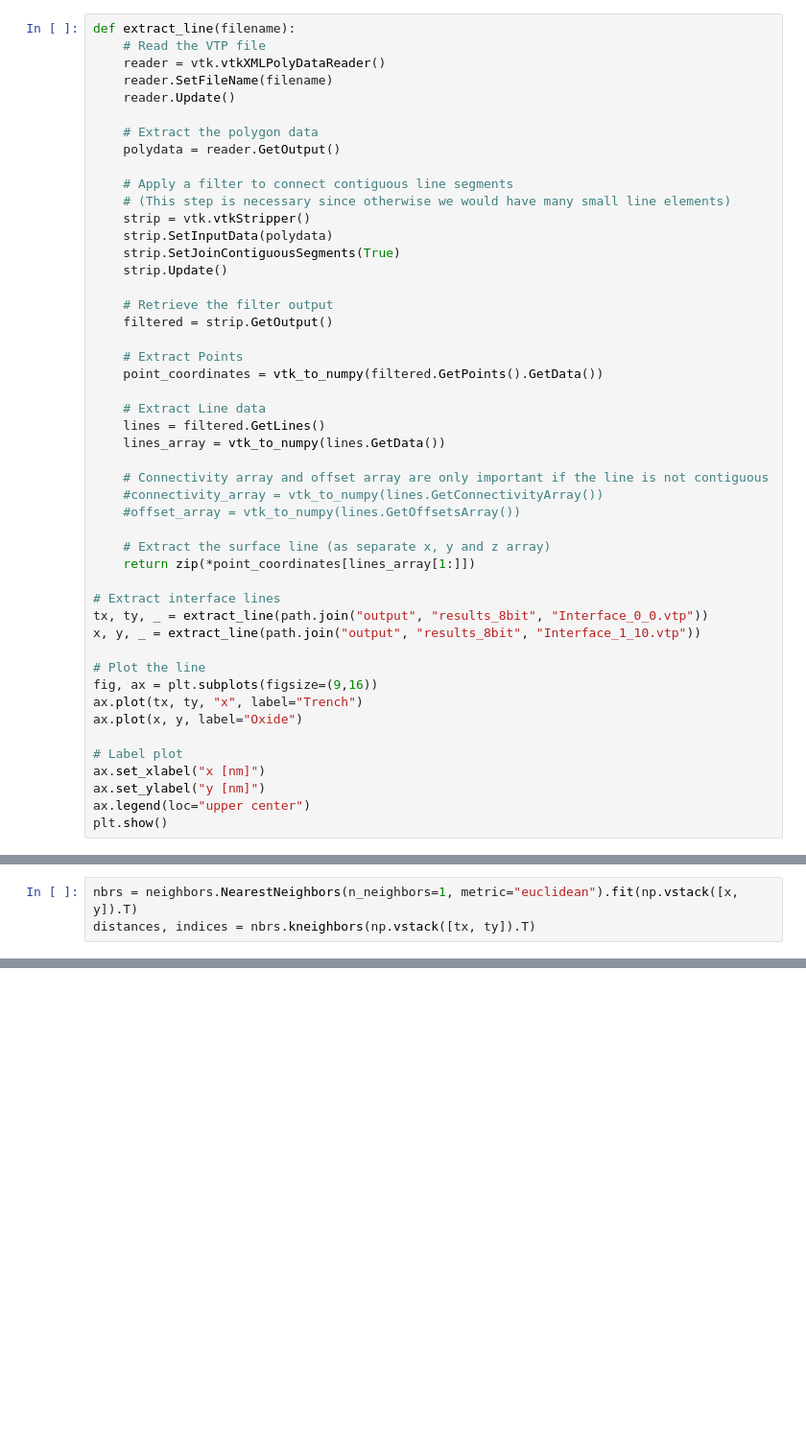
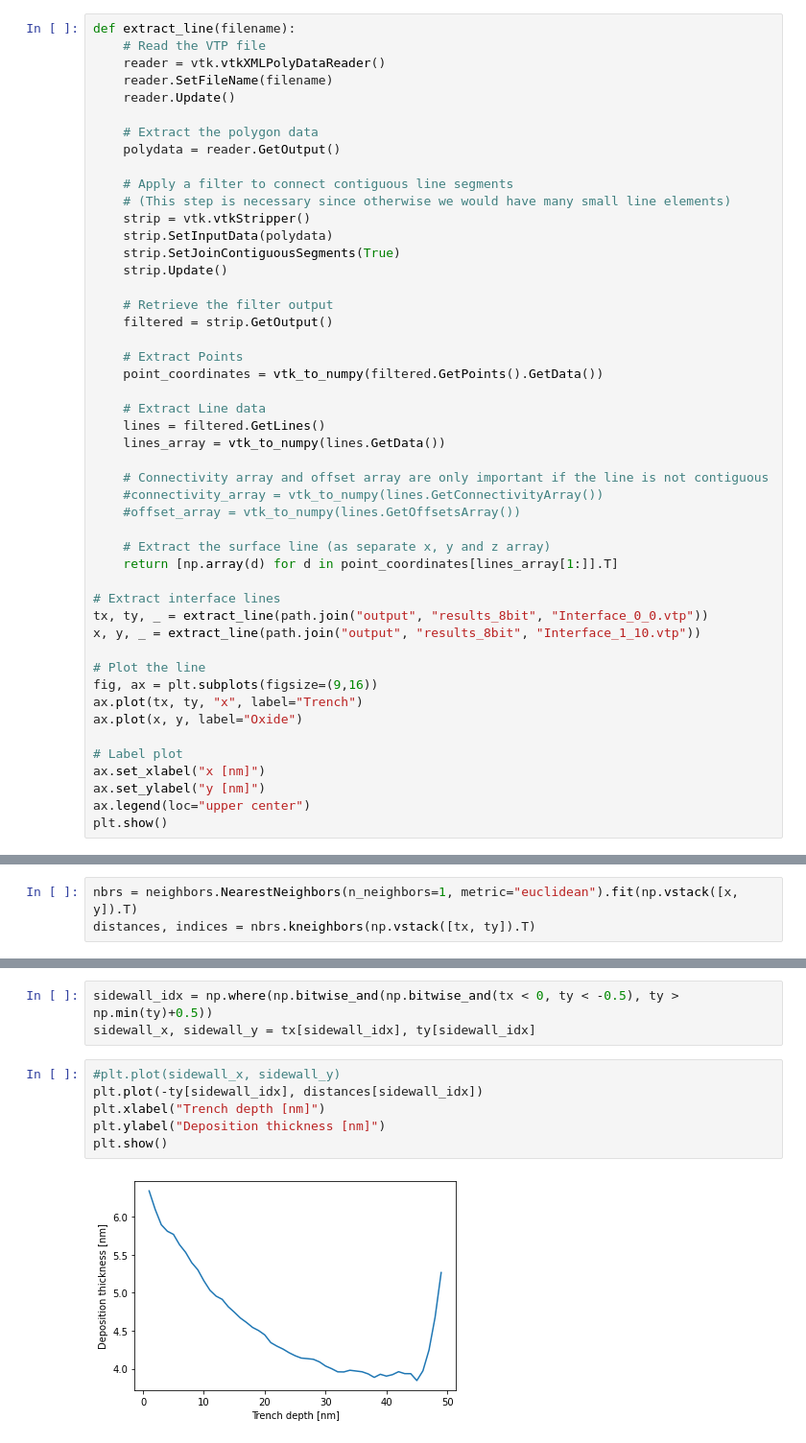
Before and after one commit to yozoon/TrenchDepositionAutomation, a Jupyter notebook: trench_automation/test.ipynb, the cells around one changed output, grey strips where cells are left out. Shown at 96% size. Cells and saved outputs as stored; diff of their text form; blank space fills up the shorter version.

Commit message:
Plot deposition thickness with respect to trench depth

```diff
--- a/trench_automation/test.ipynb
+++ b/trench_automation/test.ipynb
@@ -38,7 +38,7 @@ def extract_line(filename):
     #offset_array = vtk_to_numpy(lines.GetOffsetsArray())
 
     # Extract the surface line (as separate x, y and z array)
-    return zip(*point_coordinates[lines_array[1:]])
+    return [np.array(d) for d in point_coordinates[lines_array[1:]].T]
 
 # Extract interface lines
 tx, ty, _ = extract_line(path.join("output", "results_8bit", "Interface_0_0.vtp"))
@@ -74,3 +74,14 @@ ax.legend(loc="upper center")
 plt.show()
 # %% [output]
 [figure]
+# %%
+sidewall_idx = np.where(np.bitwise_and(np.bitwise_and(tx < 0, ty < -0.5), ty > np.min(ty)+0.5))
+sidewall_x, sidewall_y = tx[sidewall_idx], ty[sidewall_idx]
+# %%
+#plt.plot(sidewall_x, sidewall_y)
+plt.plot(-ty[sidewall_idx], distances[sidewall_idx])
+plt.xlabel("Trench depth [nm]")
+plt.ylabel("Deposition thickness [nm]")
+plt.show()
+# %% [output]
+[figure, added]
```
